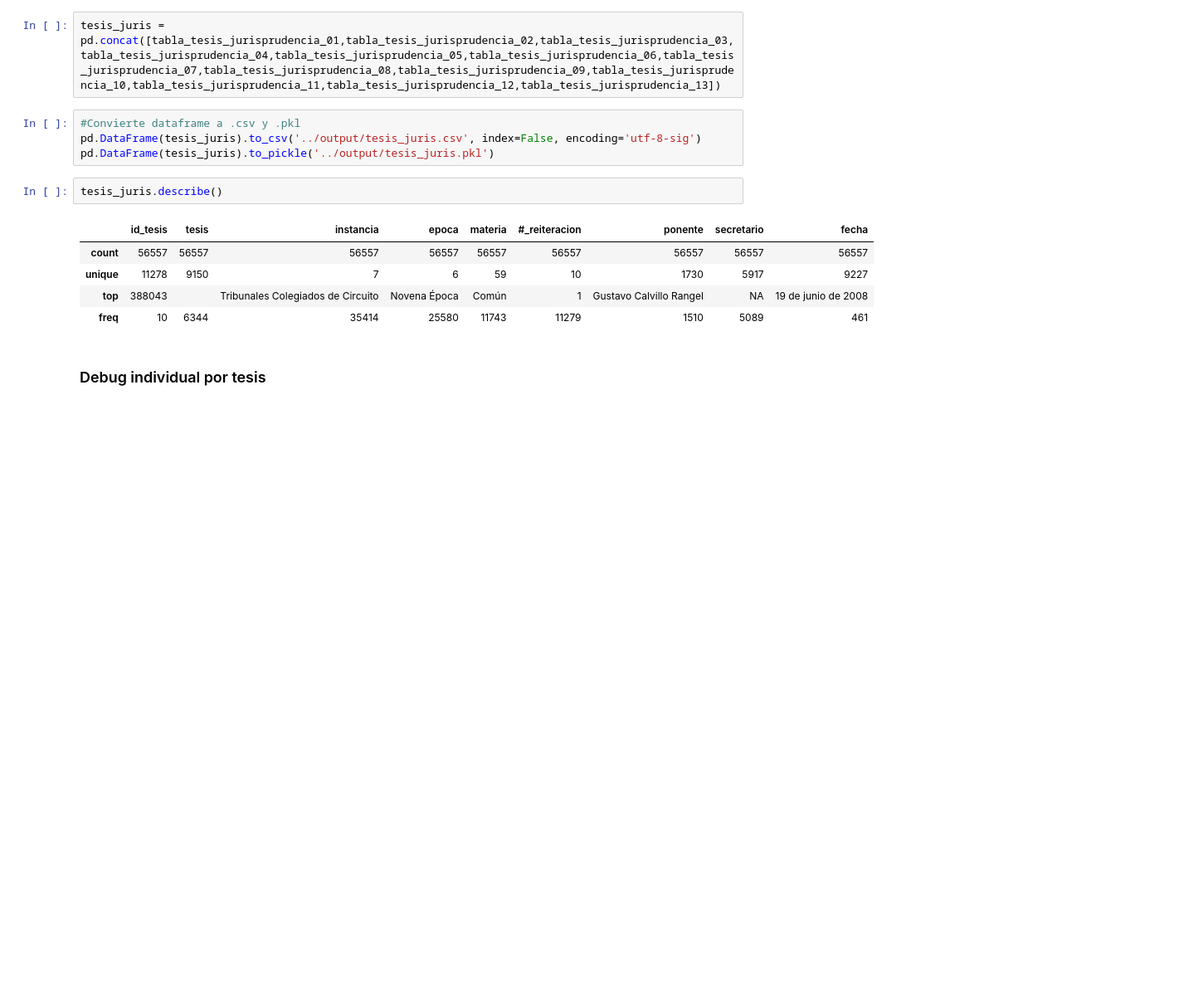
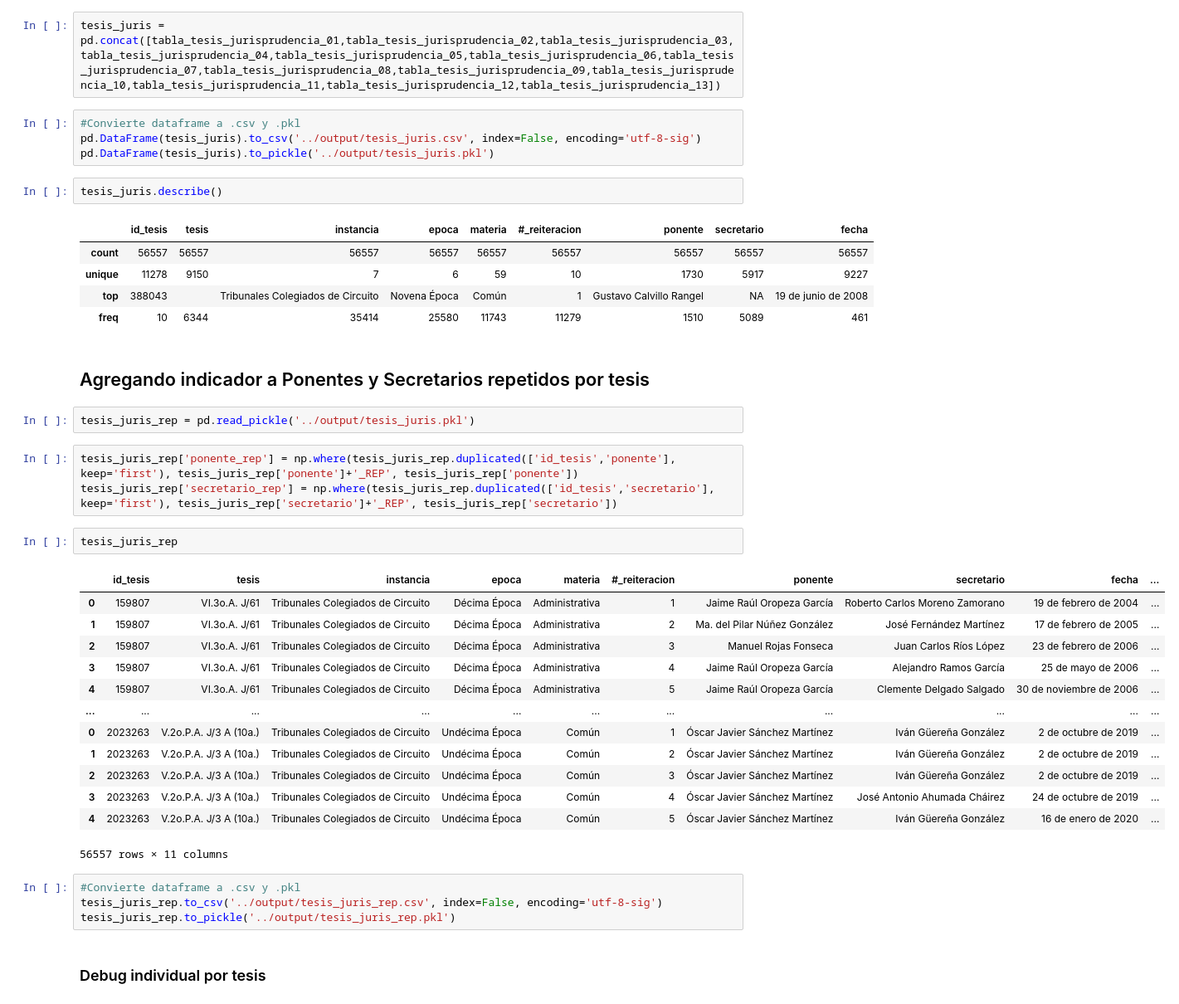
Before and after one commit to lecepe00/estancia_inv_MCD, a Jupyter notebook: notebooks/extraccion_datos.ipynb, the cells around one changed output. Shown at 83% size. Saved outputs shown, nothing was run; the diff lists cells and outputs as text; blank space fills up the shorter version.

Commit message:
Agregando indicador de repeticion a ponentes y secretarios

```diff
--- a/notebooks/extraccion_datos.ipynb
+++ b/notebooks/extraccion_datos.ipynb
@@ -1429,6 +1429,33 @@ tesis_juris.describe()
 | unique | 11278 | 9150 | 7 | 6 | 59 | 10 | 1730 | 5917 | 9227 |
 | top | 388043 |  | Tribunales Colegiados de Circuito | Novena Época | Común | 1 | Gustavo Calvillo Rangel | NA | 19 de junio de 2008 |
 | freq | 10 | 6344 | 35414 | 25580 | 11743 | 11279 | 1510 | 5089 | 461 |
+# %% [markdown]
+## Agregando indicador a Ponentes y Secretarios repetidos por tesis
+# %%
+tesis_juris_rep = pd.read_pickle('../output/tesis_juris.pkl')
+# %%
+tesis_juris_rep['ponente_rep'] = np.where(tesis_juris_rep.duplicated(['id_tesis','ponente'], keep='first'), tesis_juris_rep['ponente']+'_REP', tesis_juris_rep['ponente'])
+tesis_juris_rep['secretario_rep'] = np.where(tesis_juris_rep.duplicated(['id_tesis','secretario'], keep='first'), tesis_juris_rep['secretario']+'_REP', tesis_juris_rep['secretario'])
+# %%
+tesis_juris_rep
+# %% [output]
+|  | id_tesis | tesis | instancia | epoca | materia | #_reiteracion | ponente | secretario | fecha | ... |
+| 0 | 159807 | VI.3o.A. J/61 | Tribunales Colegiados de Circuito | Décima Época | Administrativa | 1 | Jaime Raúl Oropeza García | Roberto Carlos Moreno Zamorano | 19 de febrero de 2004 | ... |
+| 1 | 159807 | VI.3o.A. J/61 | Tribunales Colegiados de Circuito | Décima Época | Administrativa | 2 | Ma. del Pilar Núñez González | José Fernández Martínez | 17 de febrero de 2005 | ... |
+| 2 | 159807 | VI.3o.A. J/61 | Tribunales Colegiados de Circuito | Décima Época | Administrativa | 3 | Manuel Rojas Fonseca | Juan Carlos Ríos López | 23 de febrero de 2006 | ... |
+| 3 | 159807 | VI.3o.A. J/61 | Tribunales Colegiados de Circuito | Décima Época | Administrativa | 4 | Jaime Raúl Oropeza García | Alejandro Ramos García | 25 de mayo de 2006 | ... |
+| 4 | 159807 | VI.3o.A. J/61 | Tribunales Colegiados de Circuito | Décima Época | Administrativa | 5 | Jaime Raúl Oropeza García | Clemente Delgado Salgado | 30 de noviembre de 2006 | ... |
+| ... | ... | ... | ... | ... | ... | ... | ... | ... | ... | ... |
+| 0 | 2023263 | V.2o.P.A. J/3 A (10a.) | Tribunales Colegiados de Circuito | Undécima Época | Común | 1 | Óscar Javier Sánchez Martínez | Iván Güereña González | 2 de octubre de 2019 | ... |
+| 1 | 2023263 | V.2o.P.A. J/3 A (10a.) | Tribunales Colegiados de Circuito | Undécima Época | Común | 2 | Óscar Javier Sánchez Martínez | Iván Güereña González | 2 de octubre de 2019 | ... |
+| 2 | 2023263 | V.2o.P.A. J/3 A (10a.) | Tribunales Colegiados de Circuito | Undécima Época | Común | 3 | Óscar Javier Sánchez Martínez | Iván Güereña González | 2 de octubre de 2019 | ... |
+| 3 | 2023263 | V.2o.P.A. J/3 A (10a.) | Tribunales Colegiados de Circuito | Undécima Época | Común | 4 | Óscar Javier Sánchez Martínez | José Antonio Ahumada Cháirez | 24 de octubre de 2019 | ... |
+| 4 | 2023263 | V.2o.P.A. J/3 A (10a.) | Tribunales Colegiados de Circuito | Undécima Época | Común | 5 | Óscar Javier Sánchez Martínez | Iván Güereña González | 16 de enero de 2020 | ... |
+56557 rows × 11 columns
+# %%
+#Convierte dataframe a .csv y .pkl
+tesis_juris_rep.to_csv('../output/tesis_juris_rep.csv', index=False, encoding='utf-8-sig')
+tesis_juris_rep.to_pickle('../output/tesis_juris_rep.pkl')
 # %% [markdown]
 ### Debug individual por tesis
 # %%
```
